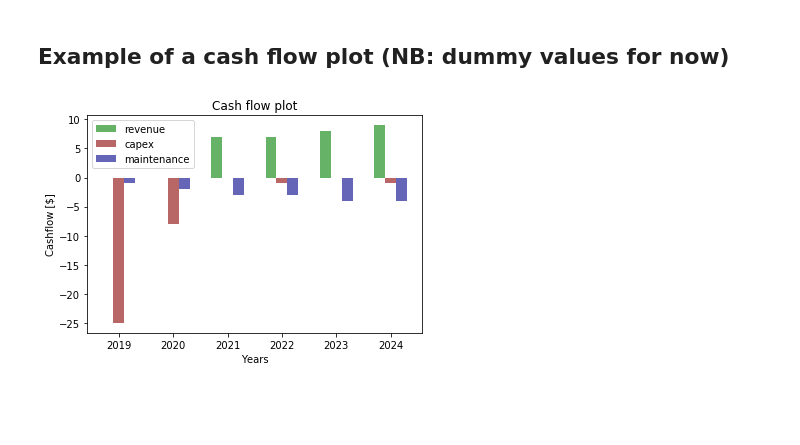
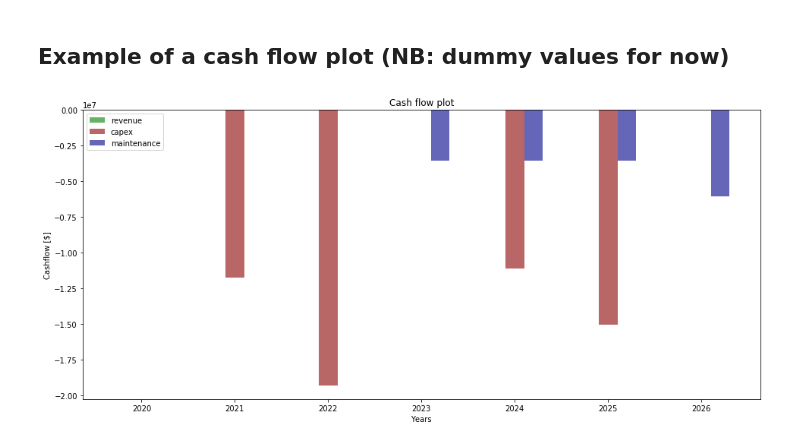
Before and after one commit to TUDelft-CITG/OpenTISim, a Jupyter notebook: notebooks/Example 02 - Example test to plot terminal elements.ipynb, the cells around one changed output. Cells and saved outputs as stored; diff of their text form; code cells hidden in the pictures; blank space fills up the shorter version.

Commit message:
Minor tweaks to cashflow plot

```diff
--- a/notebooks/Example 02 - Example test to plot terminal elements.ipynb
+++ b/notebooks/Example 02 - Example test to plot terminal elements.ipynb
@@ -97,6 +97,7 @@ Terminal.terminal_elements_plot()
 ## Example of a cash flow plot (NB: dummy values for now)
 # %%
 # to plot the cashflow the following command should then work
-Terminal.cashflow_plot()
+cash_flows = Terminal.add_cashflow_elements()
+Terminal.cashflow_plot(cash_flows)
 # %% [output]
-[figure, old version]
+[figure, new version]
```
Also changed, not shown: 2 other files.
